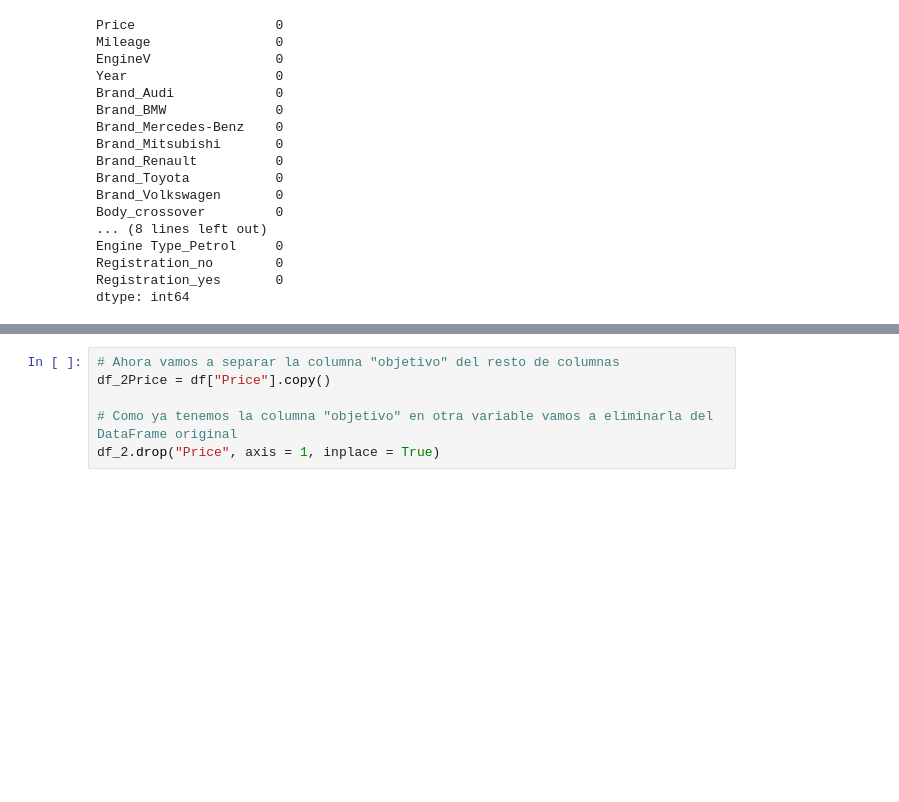
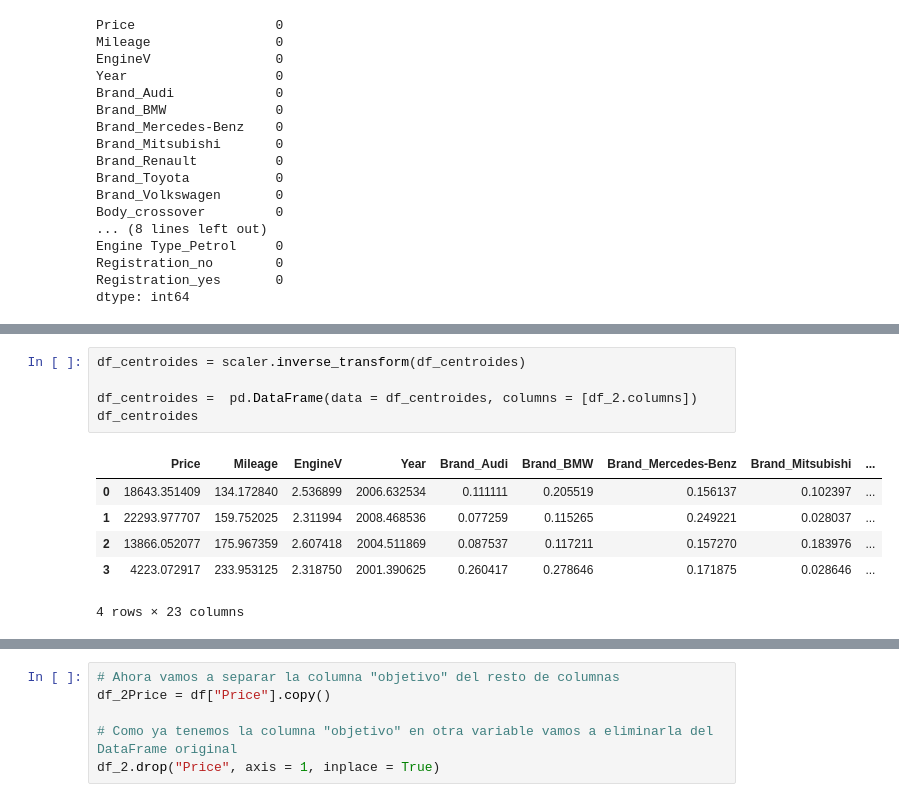
Before and after one commit to Vengador1987/Machine-Learning, a Jupyter notebook: Ejemplo_regresión_multi_lineal_Grupo1.ipynb, the cells around one changed output, grey strips where cells are left out. Cells and saved outputs as stored; diff of their text form; blank space fills up the shorter version.

```diff
--- a/Ejemplo_regresión_multi_lineal_Grupo1.ipynb
+++ b/Ejemplo_regresión_multi_lineal_Grupo1.ipynb
@@ -285,0 +411,12 @@ dtype: int64
+# %%
+df_centroides = scaler.inverse_transform(df_centroides)
+
+df_centroides =  pd.DataFrame(data = df_centroides, columns = [df_2.columns])
+df_centroides
+# %% [output]
+|  | Price | Mileage | EngineV | Year | Brand_Audi | Brand_BMW | Brand_Mercedes-Benz | Brand_Mitsubishi | ... |
+| 0 | 18643.351409 | 134.172840 | 2.536899 | 2006.632534 | 0.111111 | 0.205519 | 0.156137 | 0.102397 | ... |
+| 1 | 22293.977707 | 159.752025 | 2.311994 | 2008.468536 | 0.077259 | 0.115265 | 0.249221 | 0.028037 | ... |
+| 2 | 13866.052077 | 175.967359 | 2.607418 | 2004.511869 | 0.087537 | 0.117211 | 0.157270 | 0.183976 | ... |
+| 3 | 4223.072917 | 233.953125 | 2.318750 | 2001.390625 | 0.260417 | 0.278646 | 0.171875 | 0.028646 | ... |
+4 rows × 23 columns
```
Also changed, not shown: parts of 32 cells of this notebook, 7 other files.
